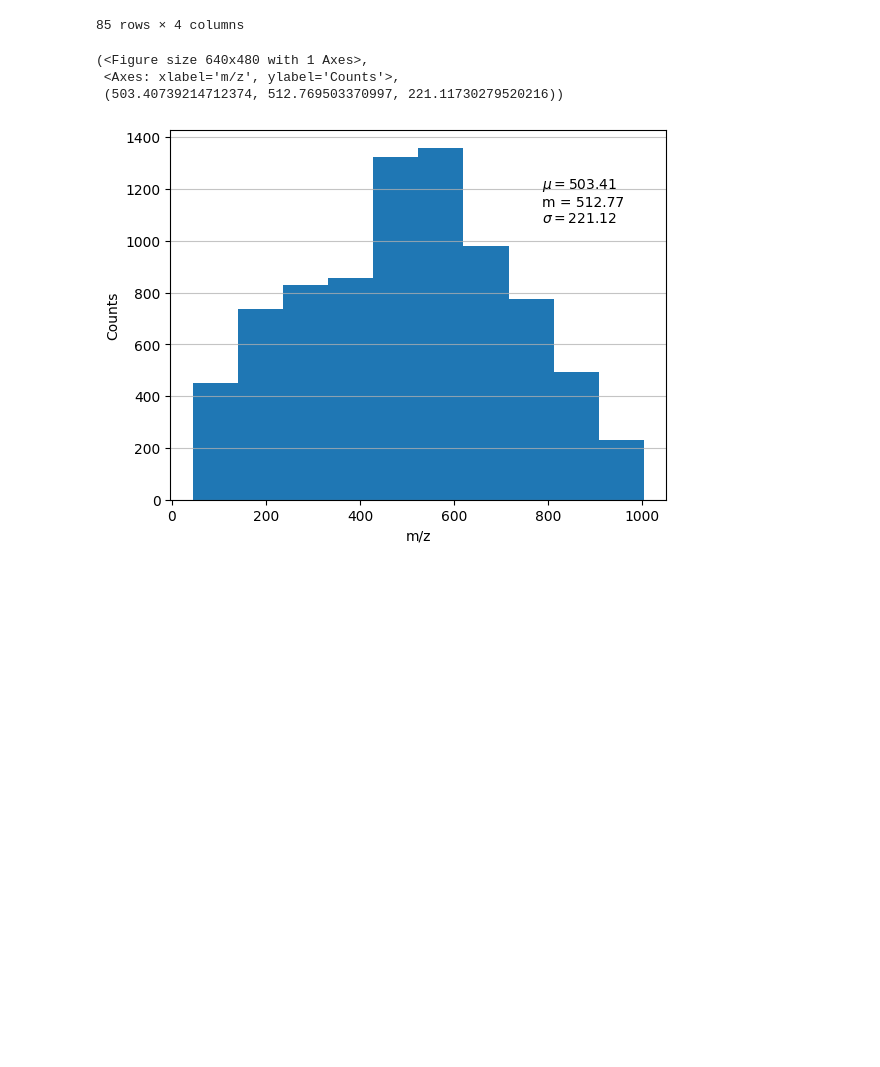
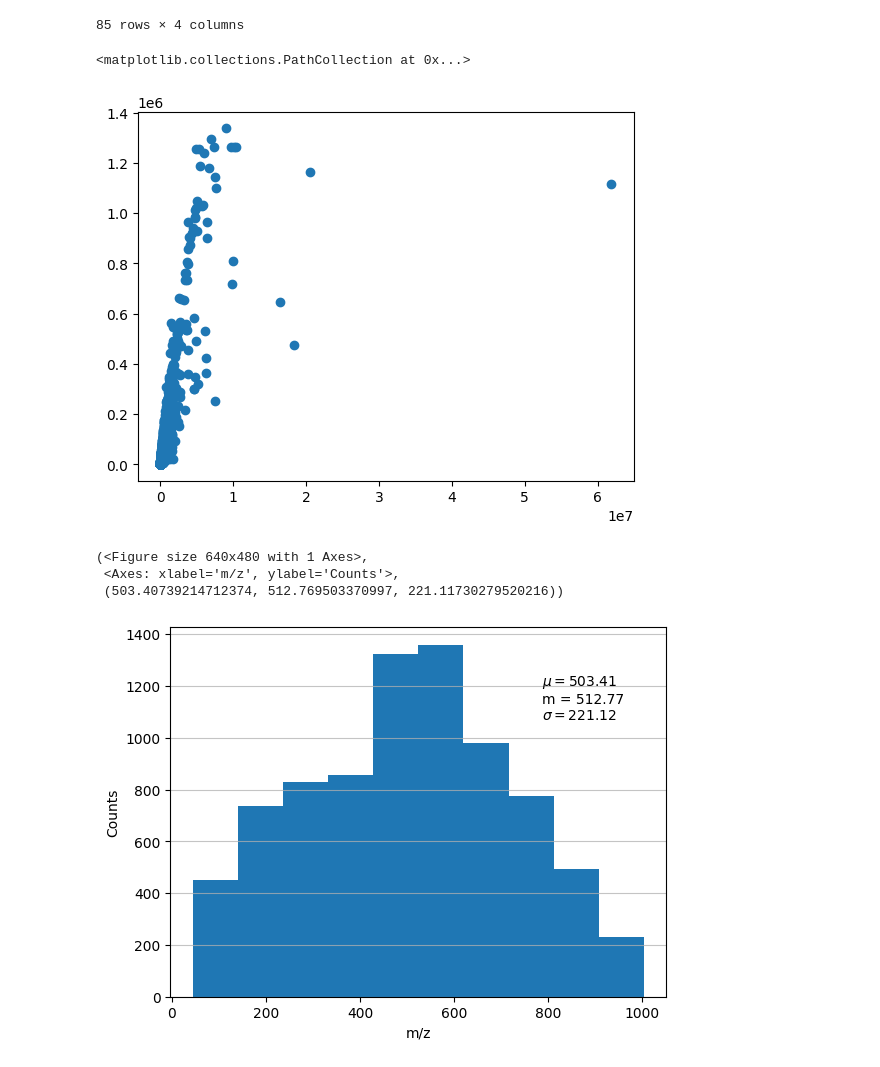
Before and after one commit to NERC-CEH/DSFP-PyExplorer, a Jupyter notebook: DSFP-API.ipynb, the cells around one changed output. Cells and saved outputs as stored; diff of their text form; code cells hidden in the pictures; blank space fills up the shorter version.

```diff
--- a/DSFP-API.ipynb
+++ b/DSFP-API.ipynb
@@ -47,6 +54,12 @@ for cl in files['component_list']:
     json = r.json()
     components = json_normalize(r.json(),record_path='fullscan')
     break
+# %%
+#peak area and max intensity are generally correlated, as most peaks have the same shape.
+plt.scatter(components['peak_area'], components['max_intensity'])
+# %% [output]
+<matplotlib.collections.PathCollection at 0x...>
+[figure, added]
 # %%
 pk.mass_histogram(pk.msTuple(components['molecular_formula'],components['max_intensity'],components['mz']),method='mz', summary_statistics=True, density=False)
 # %% [output]
```
Also changed, not shown: parts of 2 cells of this notebook, 5 other files.
